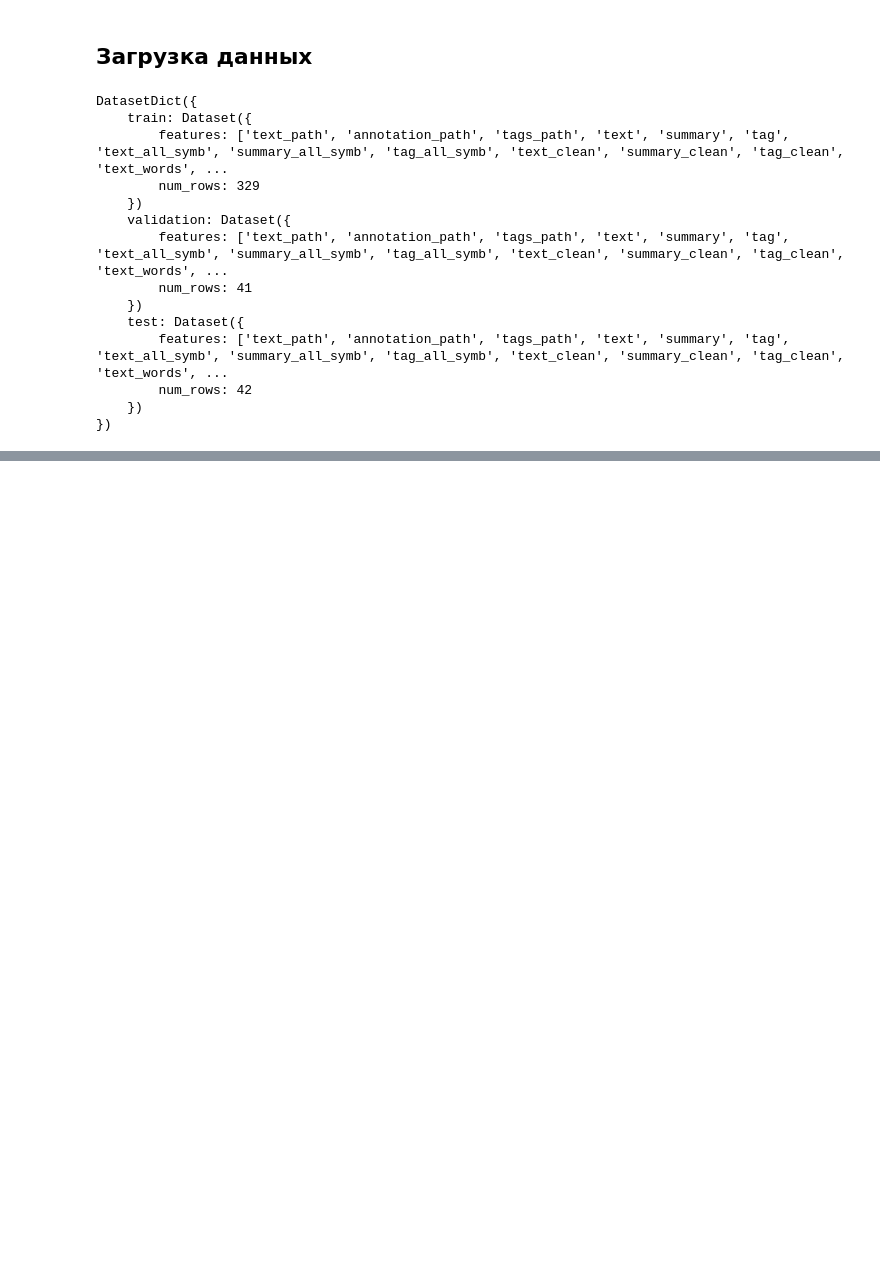
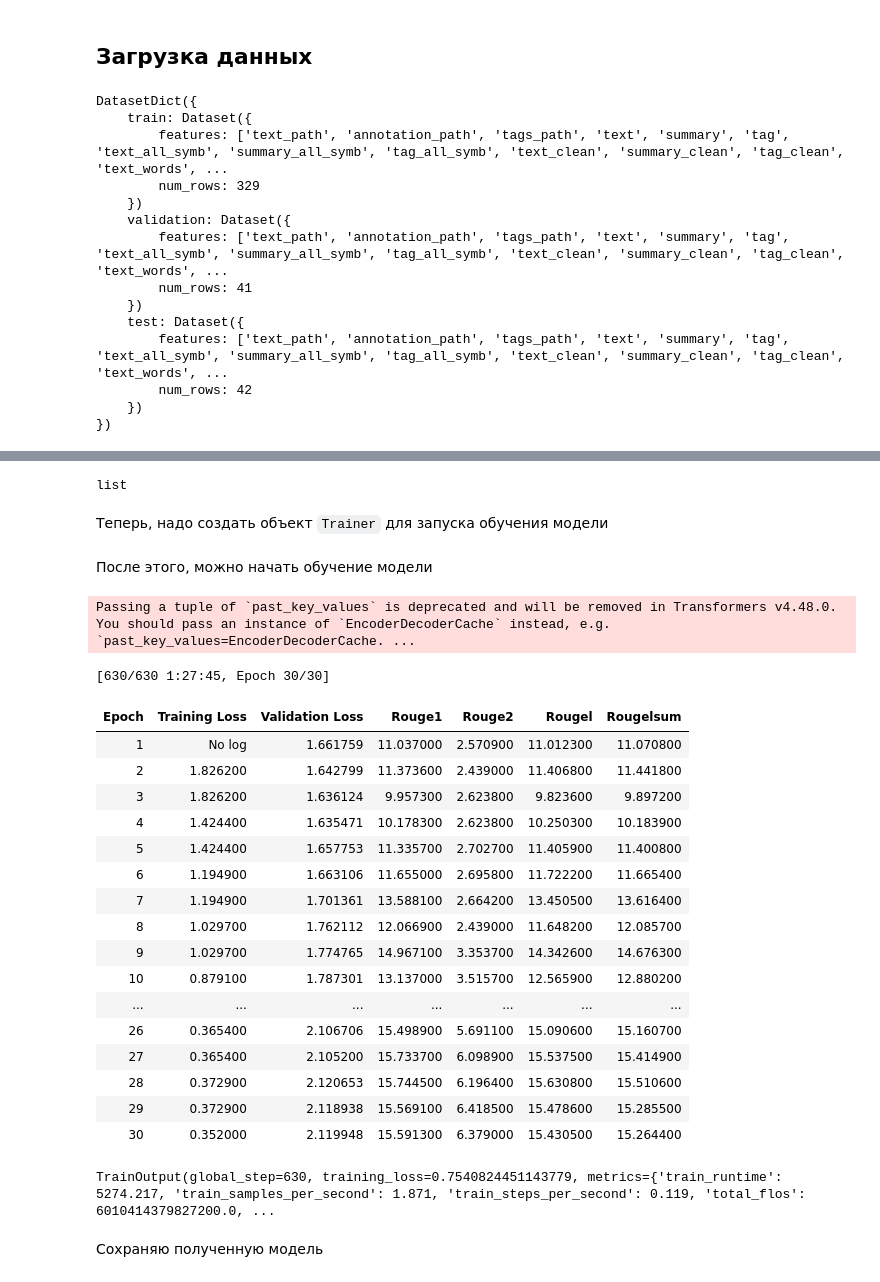
Before and after one commit to Rainfue/NLP-summary, a Jupyter notebook: Module2/Report_M2.ipynb, the cells around one changed output, grey strips where cells are left out. Cells and saved outputs as stored; diff of their text form; code cells hidden in the pictures; blank space fills up the shorter version.

Commit message:
07.03.25 new model + API

```diff
--- a/Module2/Report_M2.ipynb
+++ b/Module2/Report_M2.ipynb
@@ -61,0 +182,20 @@ DatasetDict({
+# %%
+# объект с гиперпараметрами
+args = Seq2SeqTrainingArguments(
+    output_dir='model-4-summary',
+    overwrite_output_dir=True,
+    eval_strategy='epoch',                     # оценка после каждой эпохи
+    per_device_train_batch_size=batch_size,     # кол-во тренировочных батчей
+    per_device_eval_batch_size=batch_size,      # кол-во батчей для оценки
+    gradient_accumulation_steps=2,              # кол-во шагов накопления градиента до обновления
+    torch_empty_cache_steps=4,                  # oчистка кэша GPU через каждые 4 шага
+    learning_rate=1e-4,                         # скорость обучения
+    num_train_epochs=epochs,                    # кол-во эпох
+    logging_steps=logging_steps,                # частота логов
+    seed=42,                                    # сид для воспроизводимости результатов
+    fp16=True,                                  # bbспользование mixed precision для ускорения обучения
+    weight_decay=0.01,                          # отложенные весаL2-регуляризация для предотвращения переобучения
+    optim='adamw_torch',                        # оптимизатор
+    # report_to="tensorboard",
+
+)
@@ -61,0 +240,3 @@ DatasetDict({
+# %%
+# инициализируем коллатор
+collator = DataCollatorForSeq2Seq(tokenizer, model)
@@ -61,0 +245,5 @@ DatasetDict({
+# %%
+# убираем лишние колонки
+train_data = dataset.select_columns(['input_ids', 'attention_mask', 'labels'])
+# выводим датасет
+train_data
@@ -61,0 +265,19 @@ DatasetDict({
+# %%
+type(train_data['train']['input_ids'][0])
+# %% [output]
+list
+# %% [markdown]
+Теперь, надо создать объект `Trainer` для запуска обучения модели
+# %%
+# объект trainer
+trainer = Seq2SeqTrainer(
+    model,                                  # модель
+    args,                                   # тренировочные аргументы
+    train_dataset=train_data['train'],      # датасет для обучения модели
+    eval_dataset=train_data['validation'],  # датасет для оценки модели
+    data_collator=collator,                 # коллатор
+    processing_class=tokenizer,             # токенизатор
+    compute_metrics=compute_metrics         # функция для вычисления метрик
+)
+# %% [markdown]
+После этого, можно начать обучение модели
@@ -61,0 +286,26 @@ DatasetDict({
+# %%
+# запуск обучения модели
+trainer.train()
+# %% [output]
+Passing a tuple of `past_key_values` is deprecated and will be removed in Transformers v4.48.0. You should pass an instance of `EncoderDecoderCache` instead, e.g. `past_key_values=EncoderDecoderCache. ...
+[630/630 1:27:45, Epoch 30/30]
+| Epoch | Training Loss | Validation Loss | Rouge1 | Rouge2 | Rougel | Rougelsum |
+| 1 | No log | 1.661759 | 11.037000 | 2.570900 | 11.012300 | 11.070800 |
+| 2 | 1.826200 | 1.642799 | 11.373600 | 2.439000 | 11.406800 | 11.441800 |
+| 3 | 1.826200 | 1.636124 | 9.957300 | 2.623800 | 9.823600 | 9.897200 |
+| 4 | 1.424400 | 1.635471 | 10.178300 | 2.623800 | 10.250300 | 10.183900 |
+| 5 | 1.424400 | 1.657753 | 11.335700 | 2.702700 | 11.405900 | 11.400800 |
+| 6 | 1.194900 | 1.663106 | 11.655000 | 2.695800 | 11.722200 | 11.665400 |
+| 7 | 1.194900 | 1.701361 | 13.588100 | 2.664200 | 13.450500 | 13.616400 |
+| 8 | 1.029700 | 1.762112 | 12.066900 | 2.439000 | 11.648200 | 12.085700 |
+| 9 | 1.029700 | 1.774765 | 14.967100 | 3.353700 | 14.342600 | 14.676300 |
+| 10 | 0.879100 | 1.787301 | 13.137000 | 3.515700 | 12.565900 | 12.880200 |
+| ... | ... | ... | ... | ... | ... | ... |
+| 26 | 0.365400 | 2.106706 | 15.498900 | 5.691100 | 15.090600 | 15.160700 |
+| 27 | 0.365400 | 2.105200 | 15.733700 | 6.098900 | 15.537500 | 15.414900 |
+| 28 | 0.372900 | 2.120653 | 15.744500 | 6.196400 | 15.630800 | 15.510600 |
+| 29 | 0.372900 | 2.118938 | 15.569100 | 6.418500 | 15.478600 | 15.285500 |
+| 30 | 0.352000 | 2.119948 | 15.591300 | 6.379000 | 15.430500 | 15.264400 |
+TrainOutput(global_step=630, training_loss=0.7540824451143779, metrics={'train_runtime': 5274.217, 'train_samples_per_second': 1.871, 'train_steps_per_second': 0.119, 'total_flos': 6010414379827200.0, ...
+# %% [markdown]
+Сохраняю полученную модель
```
Also changed, not shown: parts of 49 cells of this notebook, 20 other files.
